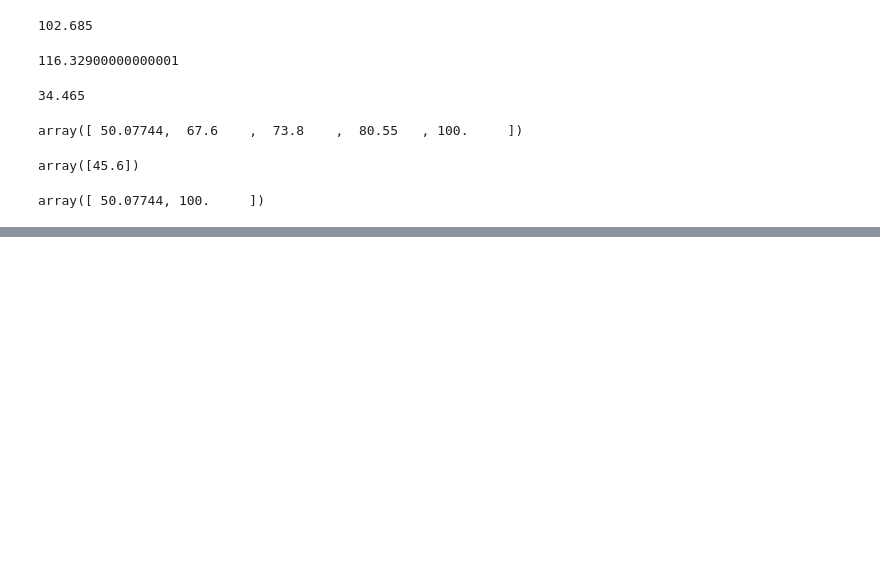
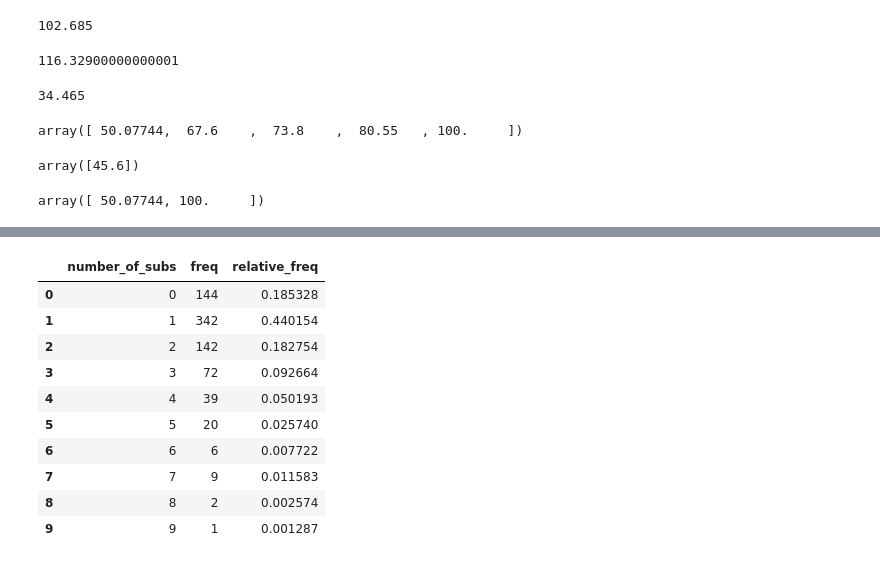
Before and after one commit to raj-shr-git/Statistics_live_classes, a Jupyter notebook: BioStats.ipynb, the cells around one changed output, grey strips where cells are left out. Saved outputs shown, nothing was run; the diff lists cells and outputs as text; code cells hidden in the pictures; blank space fills up the shorter version.

```diff
--- a/BioStats.ipynb
+++ b/BioStats.ipynb
@@ -1202,0 +1253,14 @@ array([ 50.07744, 100.     ])
+# %%
+additive_substances
+# %% [output]
+|  | number_of_subs | freq | relative_freq |
+| 0 | 0 | 144 | 0.185328 |
+| 1 | 1 | 342 | 0.440154 |
+| 2 | 2 | 142 | 0.182754 |
+| 3 | 3 | 72 | 0.092664 |
+| 4 | 4 | 39 | 0.050193 |
+| 5 | 5 | 20 | 0.025740 |
+| 6 | 6 | 6 | 0.007722 |
+| 7 | 7 | 9 | 0.011583 |
+| 8 | 8 | 2 | 0.002574 |
+| 9 | 9 | 1 | 0.001287 |
```
Also changed, not shown: parts of 24 cells of this notebook, 2 other files.
